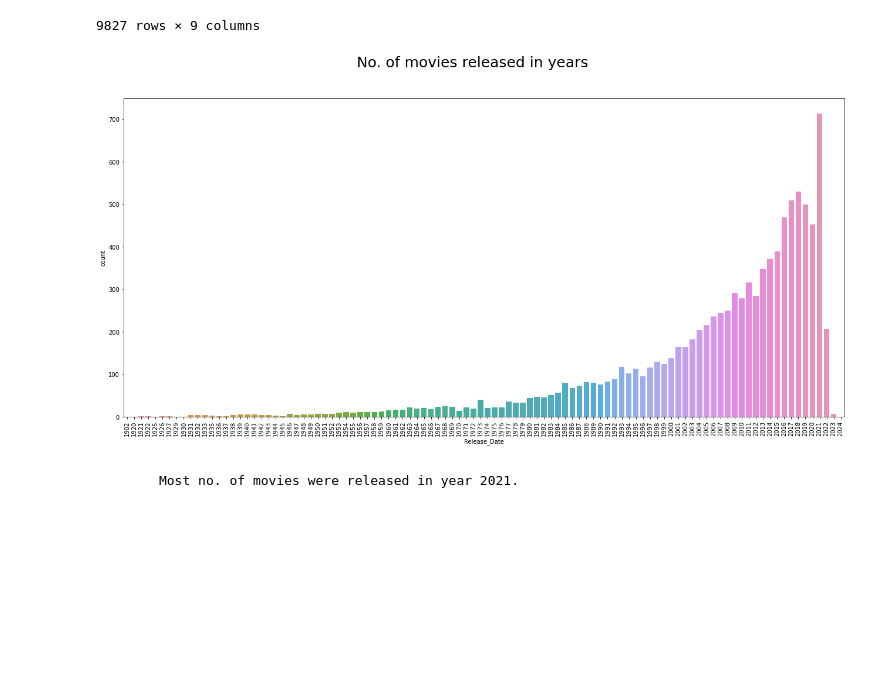
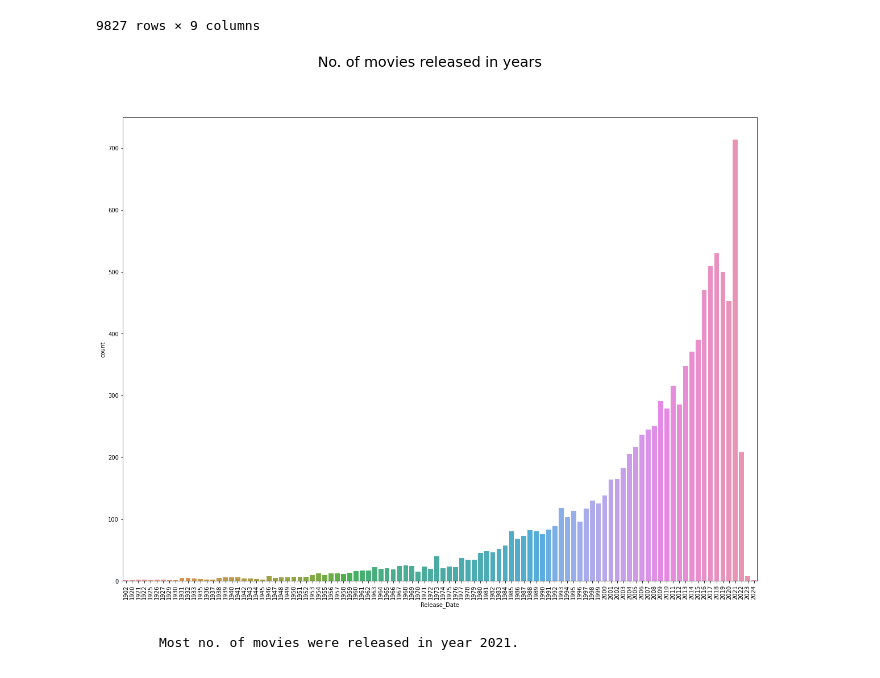
Before and after one commit to ajayn3300/Movie-Recommender-content-based----NLP, a Jupyter notebook: Movie_Recommender_Sytem~(Content_Based).ipynb, the cells around one changed output. Cells and saved outputs as stored; diff of their text form; code cells hidden in the pictures; blank space fills up the shorter version.

```diff
--- a/Movie_Recommender_Sytem~(Content_Based).ipynb
+++ b/Movie_Recommender_Sytem~(Content_Based).ipynb
@@ -126,12 +126,13 @@ data
 9827 rows × 9 columns
 # %%
 # no of movies release in years
+plt.figure(figsize=(20,15))
 sns.countplot(data.Release_Date.dt.year)
 plt.xticks(rotation='vertical')
 plt.suptitle('No. of movies released in years',fontsize=25)
 plt.show()
 # %% [output]
-[figure, old version]
+[figure, new version]
 # %% [markdown]
           Most no. of movies were released in year 2021.
 # %%
```
Also changed, not shown: parts of 20 cells of this notebook.
